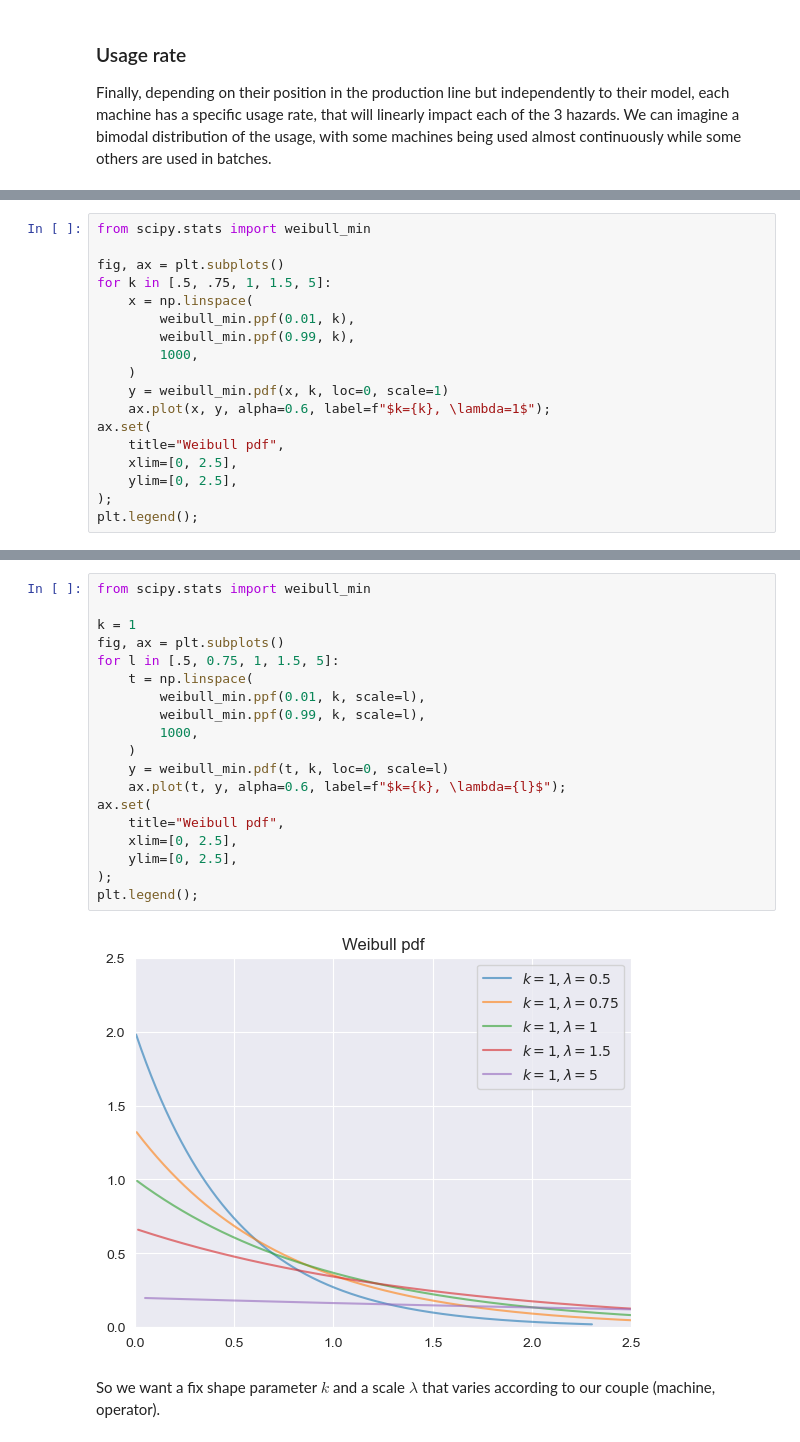
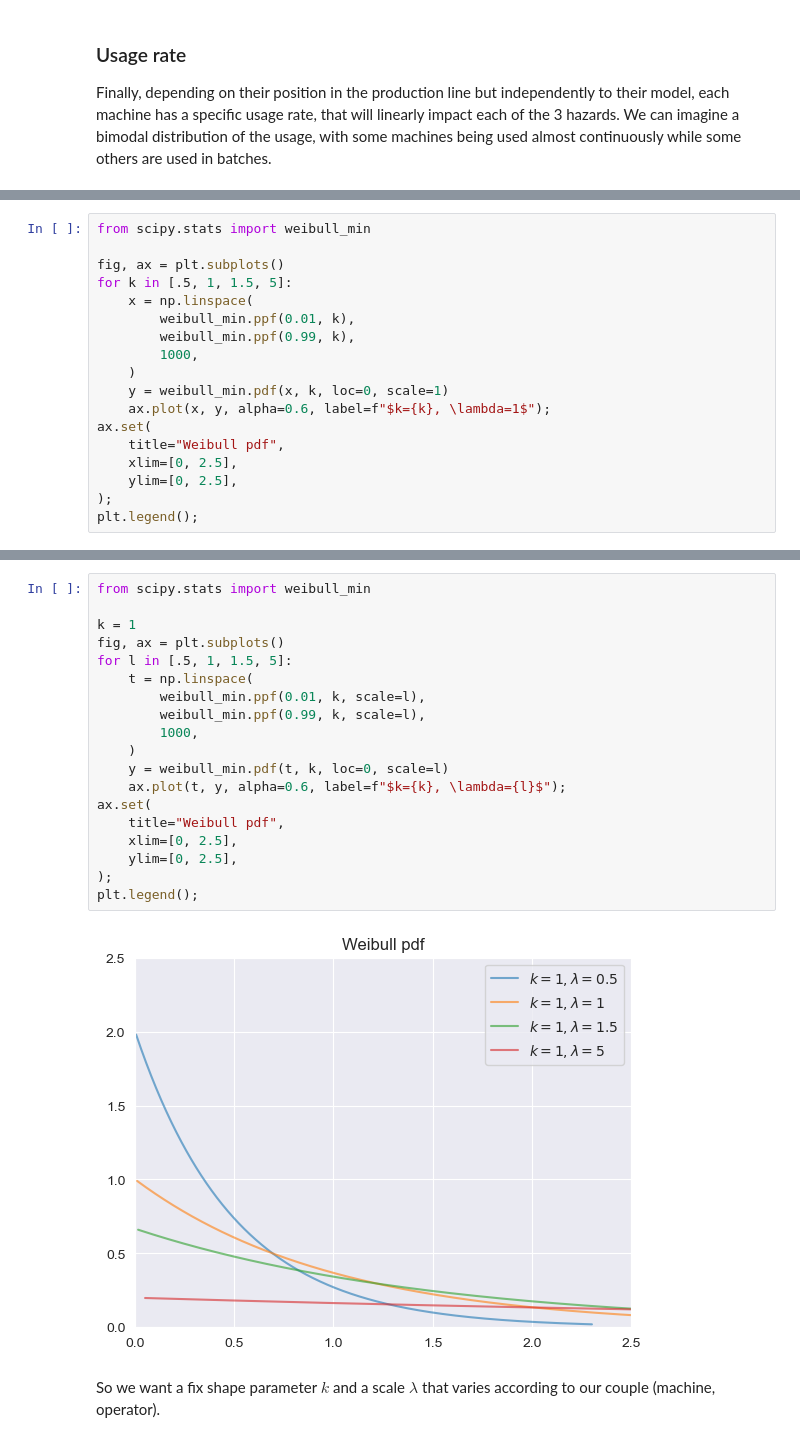
Before and after one commit to soda-inria/survival-analysis-benchmark, a Jupyter notebook: notebooks/factory_dataset.ipynb, the cells around one changed output, grey strips where cells are left out. Saved outputs shown, nothing was run; the diff lists cells and outputs as text.

```diff
--- a/notebooks/factory_dataset.ipynb
+++ b/notebooks/factory_dataset.ipynb
@@ -232,7 +230,7 @@ $f(x, \lambda, k)=\begin{cases}\frac{k}{\lambda}(\frac{x}{\lambda})^{k-1}e^{-(x/
 from scipy.stats import weibull_min
 
 fig, ax = plt.subplots()
-for k in [.5, .75, 1, 1.5, 5]:
+for k in [.5, 1, 1.5, 5]:
     x = np.linspace(
         weibull_min.ppf(0.01, k),
         weibull_min.ppf(0.99, k),
@@ -251,24 +249,24 @@ plt.legend();
 # %%
 from scipy.stats import weibull_min
 
 k = 1
 fig, ax = plt.subplots()
-for l in [.5, 0.75, 1, 1.5, 5]:
+for l in [.5, 1, 1.5, 5]:
     t = np.linspace(
         weibull_min.ppf(0.01, k, scale=l),
         weibull_min.ppf(0.99, k, scale=l),
         1000,
     )
     y = weibull_min.pdf(t, k, loc=0, scale=l)
     ax.plot(t, y, alpha=0.6, label=f"$k={k}, \lambda={l}$");
 ax.set(
     title="Weibull pdf",
     xlim=[0, 2.5],
     ylim=[0, 2.5],
 );
 plt.legend();
 # %% [output]
-[figure, old version]
+[figure, new version]
 # %% [markdown]
 So we want a fix shape parameter $k$ and a scale $\lambda$ that varies according to our couple (machine, operator).
 # %% [markdown]
```
Also changed, not shown: parts of 65 cells of this notebook.
